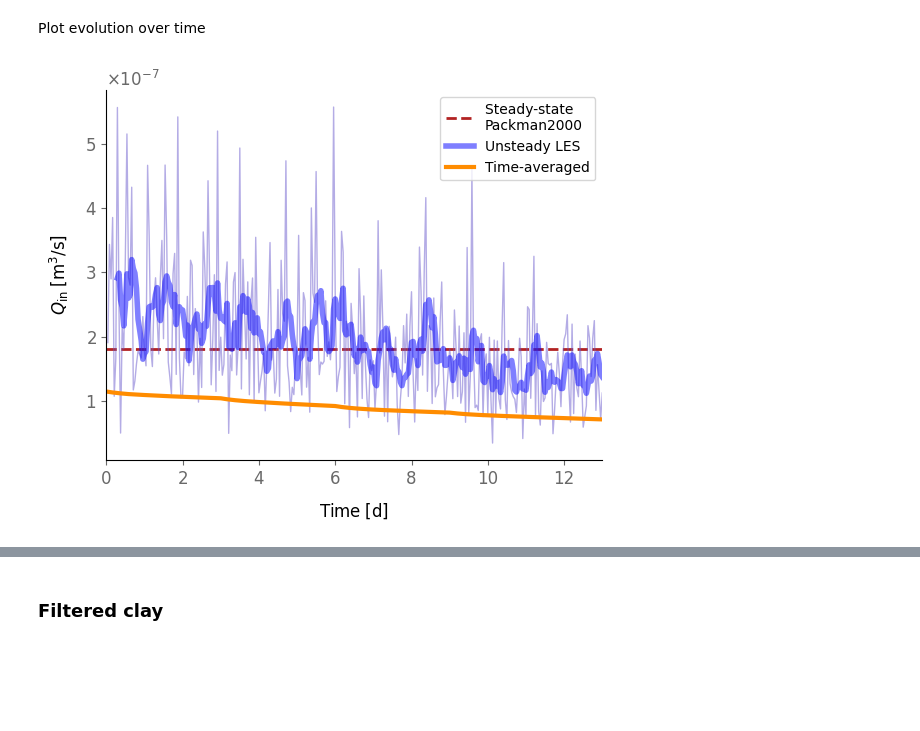
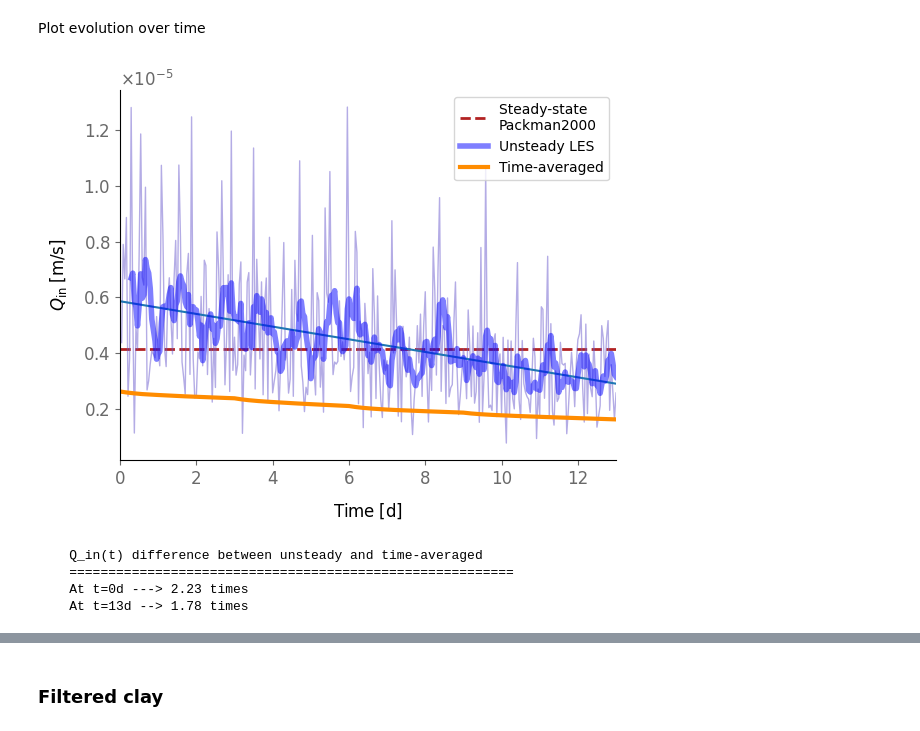
Before and after one commit to edsaac/turbulence-hyporheic-clogging, a Jupyter notebook: data-analysis/hyporheic-exchange/01.total-hyporheic-flux.ipynb, the cells around one changed output, grey strips where cells are left out. Cells and saved outputs as stored; diff of their text form; code cells hidden in the pictures; blank space fills up the shorter version.

```diff
--- a/data-analysis/hyporheic-exchange/01.total-hyporheic-flux.ipynb
+++ b/data-analysis/hyporheic-exchange/01.total-hyporheic-flux.ipynb
@@ -94,24 +94,47 @@ for df in [time_averaged, les_turbulent]:
         df[f'massNet {field} (kg/s/m2)'] = [ np.sum(np.multiply(p,c))/Axy for p,c in zip(df['phi'],df[field]) ]
 # %% [markdown]
 Plot evolution over time
+# %%
+les_phi = -les_turbulent['sumPhiIn (m3/s)']/Axy
+les_phi_rolled = les_phi.rolling(7).mean()
+timeavg_phi = -time_averaged['sumPhiIn (m3/s)']/Axy
+
+linreglesphitime = linregress(les_turbulent['Time (d)'], les_phi)
 # %%
 fig,ax = plt.subplots()
-ax.axhline(y=qBar,label='Steady-state \nPackman2000',
+ax.axhline(y=qBar/Axy,label='Steady-state \nPackman2000',
            c='firebrick',lw=2, ls="dashed")
-ax.plot(les_turbulent['Time (d)'],-les_turbulent['sumPhiIn (m3/s)'],
+ax.plot(les_turbulent['Time (d)'], les_phi,
         c='slateblue',alpha=0.5,lw=1)
-ax.plot(les_turbulent['Time (d)'],-les_turbulent['sumPhiIn (m3/s)'].rolling(7).mean(),label='Unsteady LES',
+
+ax.axline([0, linreglesphitime.intercept], slope=linreglesphitime.slope)
+
+ax.plot(les_turbulent['Time (d)'], les_phi_rolled,
+        label='Unsteady LES',
         c='blue',alpha=0.5,lw=4)
-ax.plot(time_averaged['Time (d)'],-time_averaged['sumPhiIn (m3/s)'],label='Time-averaged',
+
+ax.plot(time_averaged['Time (d)'], timeavg_phi,
+        label='Time-averaged',
         c='darkorange',lw=3)
 
-ax.set(ylabel=r"$Q_\mathsf{in} \; \mathsf{[m^3/s]}$",
+ax.set(ylabel=r"$Q_\mathsf{in} \; \mathsf{[m/s]}$",
        xlabel=r"$\mathsf{Time \; [d]}$",
        xlim=(0,13))
 
 ax.ticklabel_format(axis='y', useMathText=True)
-
 ax.legend()
 plt.show()
 # %% [output]
-[figure, old version]
+[figure, new version]
+# %%
+print(f"""
+    Q_in(t) difference between unsteady and time-averaged
+    =========================================================
+    At t=0d ---> {linreglesphitime.intercept / timeavg_phi.iloc[0]:.2f} times
+    At t=13d --> {(linreglesphitime.slope*13 + linreglesphitime.intercept) / timeavg_phi.iloc[-1]:.2f} times
+    """)
+# %% [output]
+    Q_in(t) difference between unsteady and time-averaged
+    =========================================================
+    At t=0d ---> 2.23 times
+    At t=13d --> 1.78 times
```
Also changed, not shown: parts of 6 cells of this notebook, 1 other file.
